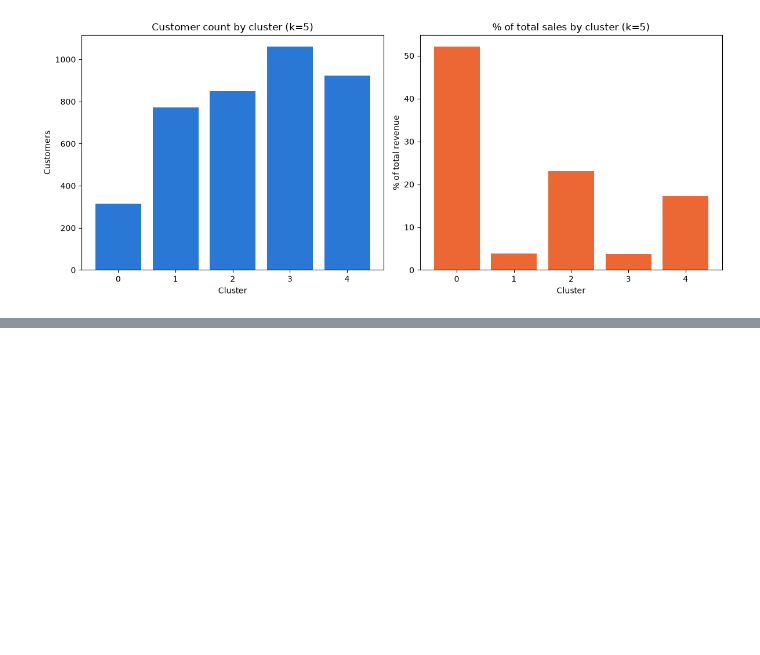
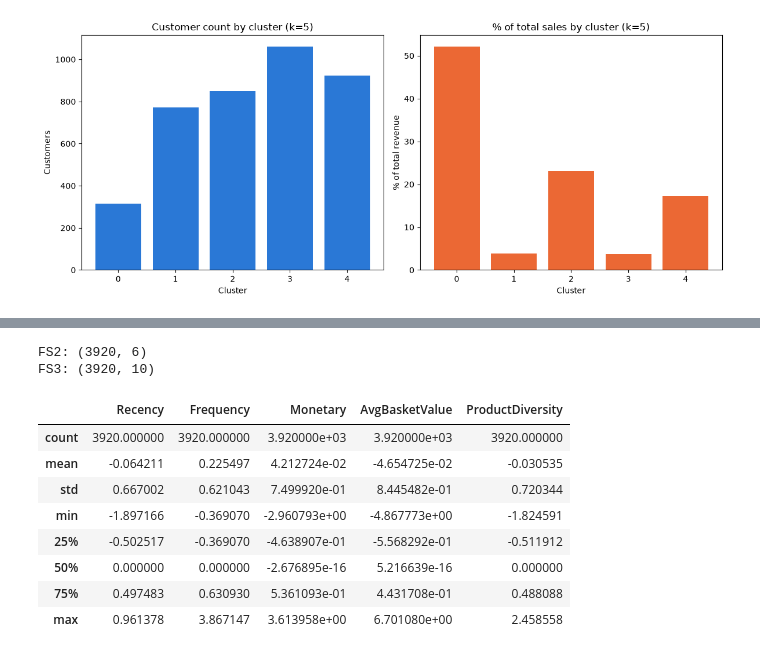
Before and after one commit to swagat017/Data-Mining-Project, a Jupyter notebook: notebooks/rfm_baseline.ipynb, the cells around one changed output, grey strips where cells are left out. Drawn from its saved outputs; the diff is of its cells as text; code cells hidden in the pictures; blank space fills up the shorter version.

```diff
--- a/notebooks/rfm_baseline.ipynb
+++ b/notebooks/rfm_baseline.ipynb
@@ -381,0 +451,45 @@ plt.show()
+# %%
+from sklearn.preprocessing import RobustScaler
+
+# FS2 = FS1 (log+scaled RFM) + log1p-transformed basket behaviour (scaled)
+FS2_raw = FS0.merge(basket_features[['CustomerID','AvgBasketValue','ProductDiversity']], on='CustomerID')
+
+FS2_log = FS2_raw.copy()
+for col in ['Recency','Frequency','Monetary','AvgBasketValue','ProductDiversity']:
+    FS2_log[col] = np.log1p(FS2_log[col])
+
+scaler_fs2 = RobustScaler()
+FS2_scaled_vals = scaler_fs2.fit_transform(FS2_log[['Recency','Frequency','Monetary','AvgBasketValue','ProductDiversity']])
+FS2 = pd.DataFrame(FS2_scaled_vals, columns=['Recency','Frequency','Monetary','AvgBasketValue','ProductDiversity'])
+FS2['CustomerID'] = FS2_raw['CustomerID'].values
+
+# FS3 = FS2 + temporal/cancellation features (TenureDays, PurchaseRegularityStd log-transformed; CancellationRate and IsSingleInvoiceCustomer left as-is since they're already bounded [0,1])
+FS3_raw = FS2_raw.merge(basket_features[['CustomerID','TenureDays','PurchaseRegularityStd','CancellationRate','IsSingleInvoiceCustomer']], on='CustomerID')
+
+FS3_log = FS3_raw.copy()
+for col in ['Recency','Frequency','Monetary','AvgBasketValue','ProductDiversity','TenureDays','PurchaseRegularityStd']:
+    FS3_log[col] = np.log1p(FS3_log[col])
+
+scaler_fs3 = RobustScaler()
+fs3_cols_to_scale = ['Recency','Frequency','Monetary','AvgBasketValue','ProductDiversity','TenureDays','PurchaseRegularityStd']
+FS3_scaled_vals = scaler_fs3.fit_transform(FS3_log[fs3_cols_to_scale])
+FS3 = pd.DataFrame(FS3_scaled_vals, columns=fs3_cols_to_scale)
+FS3['CustomerID'] = FS3_raw['CustomerID'].values
+FS3['CancellationRate'] = FS3_raw['CancellationRate'].values  # already [0,1], no need to scale
+FS3['IsSingleInvoiceCustomer'] = FS3_raw['IsSingleInvoiceCustomer'].values  # binary flag, no scaling
+
+print("FS2:", FS2.shape)
+print("FS3:", FS3.shape)
+FS2.describe()
+# %% [output]
+FS2: (3920, 6)
+FS3: (3920, 10)
+|  | Recency | Frequency | Monetary | AvgBasketValue | ProductDiversity |
+| count | 3920.000000 | 3920.000000 | 3.920000e+03 | 3.920000e+03 | 3920.000000 |
+| mean | -0.064211 | 0.225497 | 4.212724e-02 | -4.654725e-02 | -0.030535 |
+| std | 0.667002 | 0.621043 | 7.499920e-01 | 8.445482e-01 | 0.720344 |
+| min | -1.897166 | -0.369070 | -2.960793e+00 | -4.867773e+00 | -1.824591 |
+| 25% | -0.502517 | -0.369070 | -4.638907e-01 | -5.568292e-01 | -0.511912 |
+| 50% | 0.000000 | 0.000000 | -2.676895e-16 | 5.216639e-16 | 0.000000 |
+| 75% | 0.497483 | 0.630930 | 5.361093e-01 | 4.431708e-01 | 0.488088 |
+| max | 0.961378 | 3.867147 | 3.613958e+00 | 6.701080e+00 | 2.458558 |
```
Also changed, not shown: parts of 9 cells of this notebook, 2 other files.
